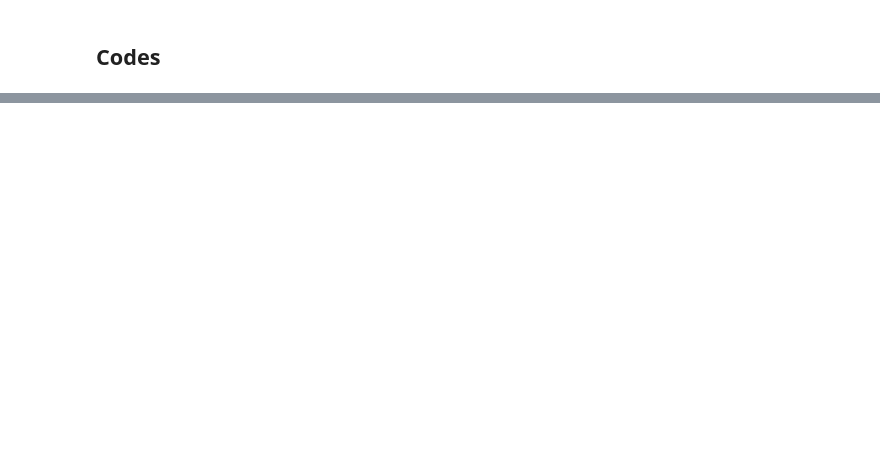
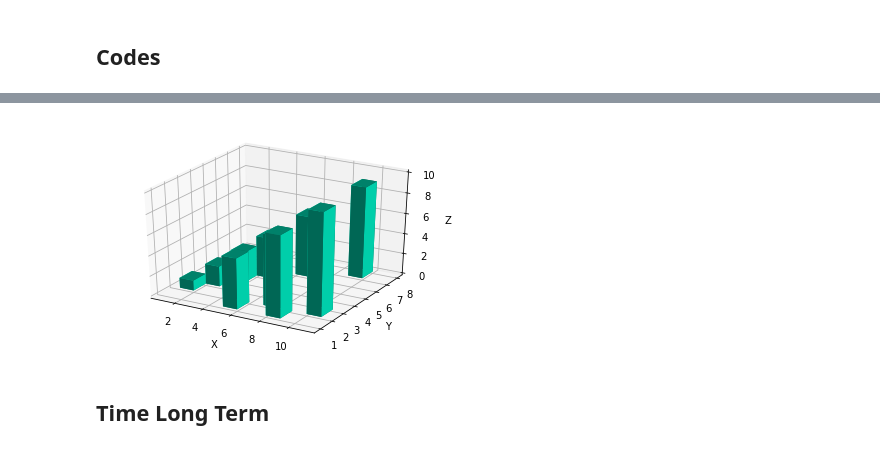
Before and after one commit to cllopes/scs-3250-tcc, a Jupyter notebook: Analysis Cindy.ipynb, the cells around one changed output, grey strips where cells are left out. Drawn from its saved outputs; the diff is of its cells as text; code cells hidden in the pictures; blank space fills up the shorter version.

```diff
--- a/Analysis Cindy.ipynb
+++ b/Analysis Cindy.ipynb
@@ -250,0 +253,28 @@ dtype: int64
+# %%
+from mpl_toolkits.mplot3d import Axes3D
+import matplotlib.pyplot as plt
+import numpy as np
+
+fig = plt.figure()
+ax1 = fig.add_subplot(111, projection='3d')
+
+xpos = [1,2,3,4,5,6,7,8,9,10]
+ypos = [2,3,4,5,1,6,2,1,7,2]
+num_elements = len(xpos)
+zpos = [0,0,0,0,0,0,0,0,0,0]
+dx = np.ones(10)
+dy = np.ones(10)
+dz = [1,2,3,4,5,6,7,8,9,10]
+
+ax1.set_xlabel('X')
+ax1.set_ylabel('Y')
+ax1.set_zlabel('Z')
+
+
+
+ax1.bar3d(xpos, ypos, zpos, dx, dy, dz, color='#00ceaa')
+plt.show()
+# %% [output]
+[figure, added]
+# %% [markdown]
+## Time Long Term
```
Also changed, not shown: parts of 17 cells of this notebook, 1 other file.
